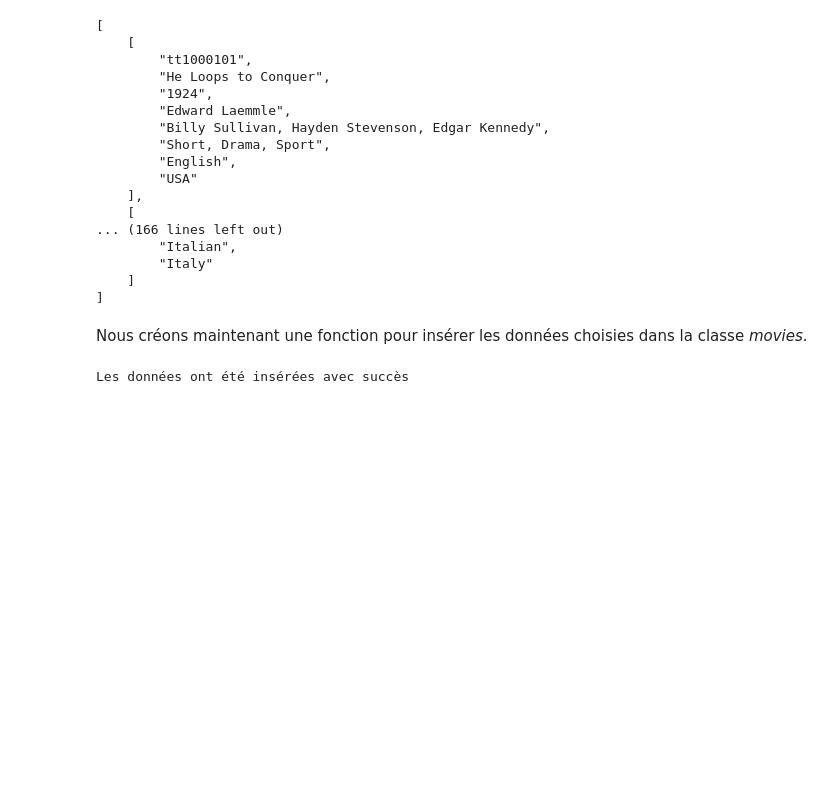
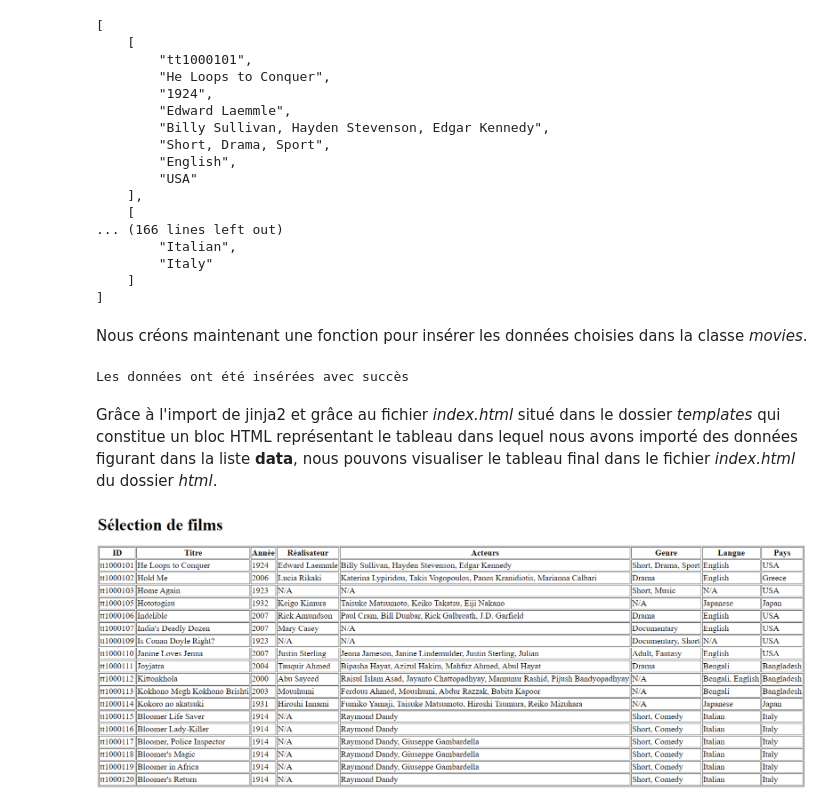
Before and after one commit to yoannlv/movies-spinoff-api-and-python, a Jupyter notebook: movies-spinoff-api-python.ipynb, the cells around one changed output. Drawn from its saved outputs; the diff is of its cells as text; code cells hidden in the pictures; blank space fills up the shorter version.

```diff
--- a/movies-spinoff-api-python.ipynb
+++ b/movies-spinoff-api-python.ipynb
@@ -152,2 +134,4 @@ def lire_donnees(conn, sql_requete):
+# %% [markdown]
+Grâce à l'import de jinja2 et grâce au fichier _index.html_ situé dans le dossier _templates_ qui constitue un bloc HTML représentant le tableau dans lequel nous avons importé des données figurant dans la liste __data__, nous pouvons visualiser le tableau final dans le fichier _index.html_ du dossier _html_.
 # %%
 file_loader = FileSystemLoader('templates')
@@ -158,3 +142,8 @@ template = env.get_template('index.html')
 filename = "html/index.html"
 with open(filename, 'w') as addmovies:
     addmovies.write(template.render(movies=data))
+# %%
+from IPython.display import Image
+Image("C:/Users/levog/OneDrive/Images/Capture.png")
+# %% [output]
+[figure, added]
```
Also changed, not shown: parts of 5 cells of this notebook, 1 other file.
